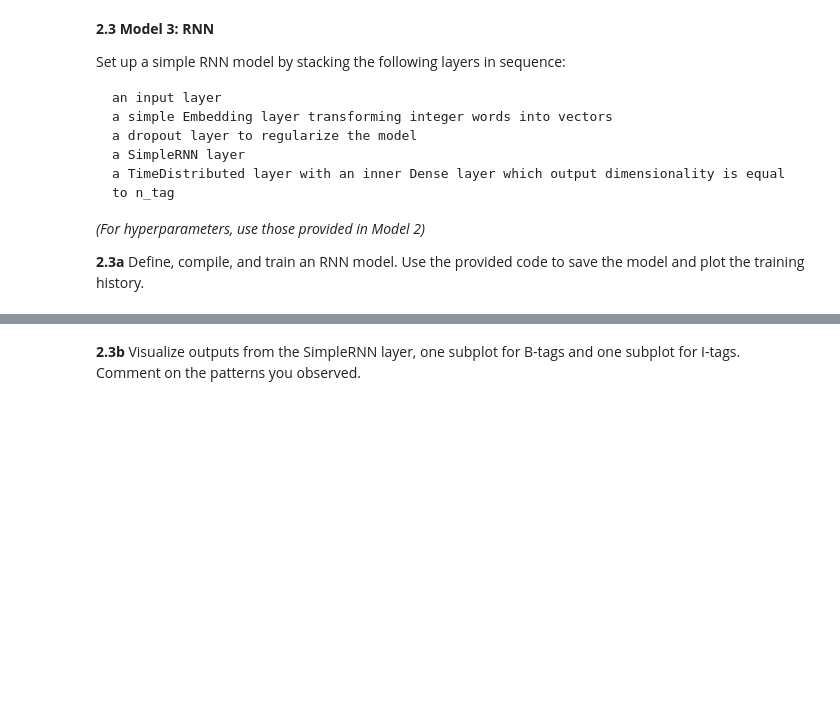
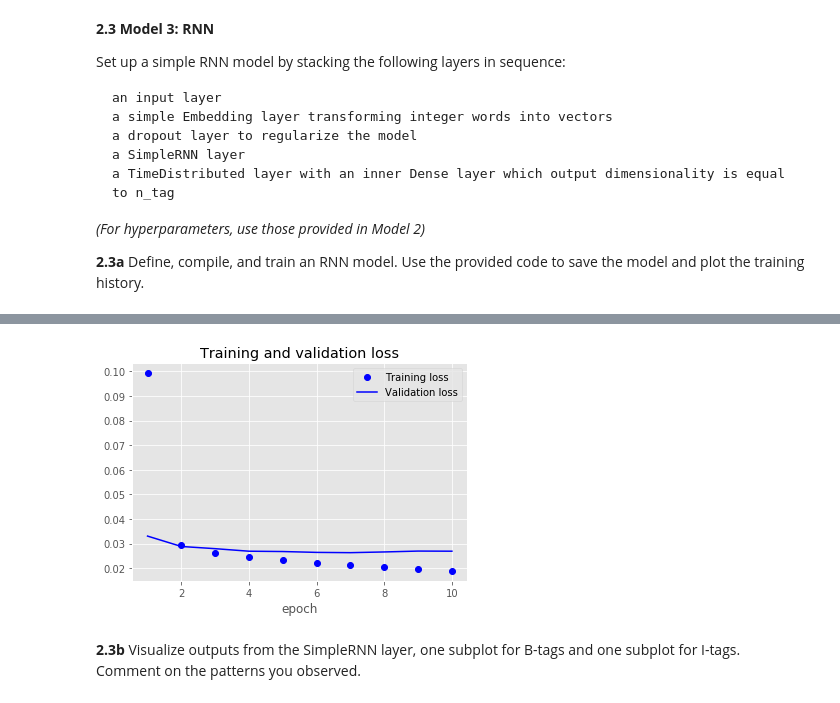
Before and after one commit to Ruby122/2020-CS109B, a Jupyter notebook: content/homeworks/hw06/cs109b_hw6.ipynb, the cells around one changed output, grey strips where cells are left out. Saved outputs shown, nothing was run; the diff lists cells and outputs as text; code cells hidden in the pictures; blank space fills up the shorter version.

````diff
--- a/content/homeworks/hw06/cs109b_hw6.ipynb
+++ b/content/homeworks/hw06/cs109b_hw6.ipynb
@@ -279,7 +306,11 @@ print(X.shape)
+# %%
+# your code here
+Y = pad_sequences(Y, maxlen = max_len, padding='post', value = n_tags - 1)
 # %% [markdown]
 **1.11** Use the ```to_categorical``` keras function to one-hot encode the tags. Now your ```Y``` should have dimension ```[# of sentences, max_len, n_tags]```. Run the provided cell to print your results.
 # %%
 # your code here
+y = to_categorical(Y, num_classes = n_tags)
 # %%
 # Run this cell to show your results #
 print("The index of tag 'B-gpe' is: {}\n".format(tag2idx["B-gpe"]))
@@ -548,0 +670,20 @@ Set up a simple RNN model by stacking the following layers in sequence:
+# %%
+# your code here
+n_units = 100
+drop_rate = .1
+dim_embed = 50
+# Define model
+simpleRNN = tf.keras.Sequential()
+simpleRNN.add(Embedding(input_dim=n_words, output_dim=dim_embed, input_length=max_len))
+simpleRNN.add(Dropout(drop_rate))
+# add "return_sequences=True" to the simpleRNN layer before passing it to the TimeDistributed layer,
+# this should take care of your shape issues
+simpleRNN.add(SimpleRNN(n_units, return_sequences=True))
+simpleRNN.add(TimeDistributed(Dense(n_tags, activation="softmax")))
+
+# Compile model
+simpleRNN.compile(optimizer=optimizer, loss=loss, metrics=metrics)
+
+# Train model
+history_RNN = simpleRNN.fit(X_train, y_train, batch_size=batch_size, epochs=epochs,
+                    validation_split=validation_split, verbose=verbose)
@@ -555,5 +734,7 @@ print(model.summary())
 # %%
 # run this cell to show your results #
-plot_training_history(history)
+plot_training_history(history_RNN)
+# %% [output]
+[figure, added]
 # %% [markdown]
 **2.3b** Visualize outputs from the SimpleRNN layer, one subplot for B-tags and one subplot for I-tags. Comment on the patterns you observed.
````
Also changed, not shown: parts of 78 cells of this notebook, 8 other files.
